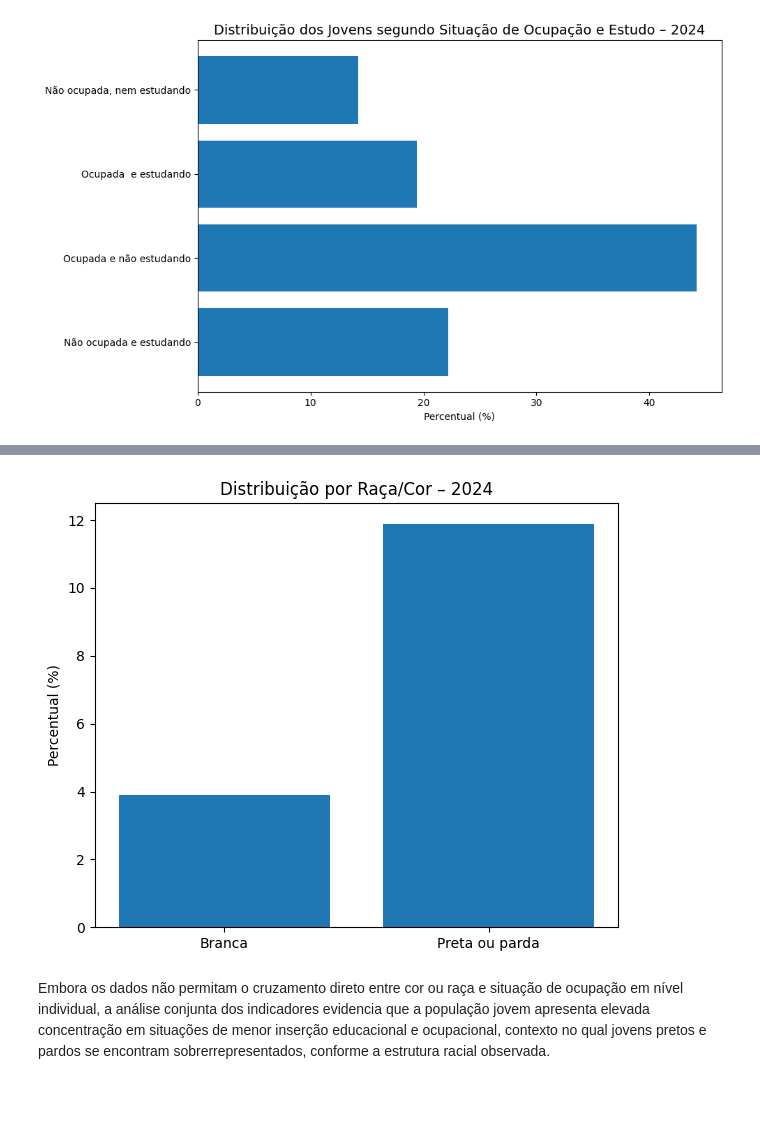
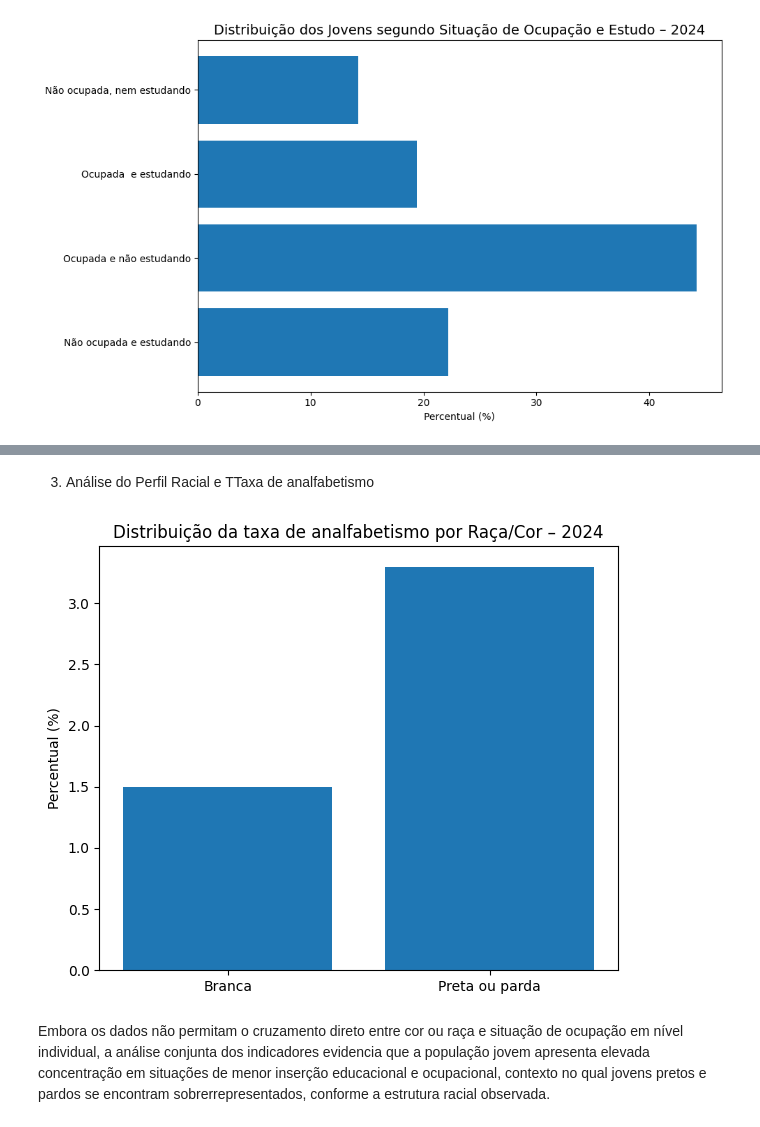
Before and after one commit to MArcoAEAandrade/ic-inclusao-financeira, a Jupyter notebook: 02_cruzamentos_.ipynb, the cells around one changed output, grey strips where cells are left out. Saved outputs shown, nothing was run; the diff lists cells and outputs as text; code cells hidden in the pictures; blank space fills up the shorter version.

```diff
--- a/02_cruzamentos_.ipynb
+++ b/02_cruzamentos_.ipynb
@@ -50,6 +55,6 @@ print(df_jovens_ocupacao_estudo.to_markdown(index=False))
 # %%
 df_raca = df_pnadc.loc[
-    df_pnadc['Nível'].isin(['7.3.1.2.2.1', '7.3.1.2.2.2']),
+    df_pnadc['Nível'].isin(['7.3.1.1.2.1', '7.3.1.1.2.2']),
     ['Indicador', '2024']
 ].copy()
 
@@ -84,12 +96,14 @@ plt.show()
+# %% [markdown]
+3. Análise do Perfil Racial e TTaxa de analfabetismo
 # %%
 plt.figure(figsize=(6,5))
 plt.bar(df_raca['Raça/Cor'], df_raca['2024'])
 plt.ylabel('Percentual (%)')
-plt.title('Distribuição por Raça/Cor – 2024')
+plt.title('Distribuição da taxa de analfabetismo por Raça/Cor – 2024')
 plt.tight_layout()
 plt.show()
 # %% [output]
-[figure, old version]
+[figure, new version]
 # %% [markdown]
 Embora os dados não permitam o cruzamento direto entre cor ou raça e situação de ocupação em nível individual, a análise conjunta dos indicadores evidencia que a população jovem apresenta elevada concentração em situações de menor inserção educacional e ocupacional, contexto no qual jovens pretos e pardos se encontram sobrerrepresentados, conforme a estrutura racial observada.
 # %% [markdown]
```
Also changed, not shown: parts of 11 cells of this notebook.
